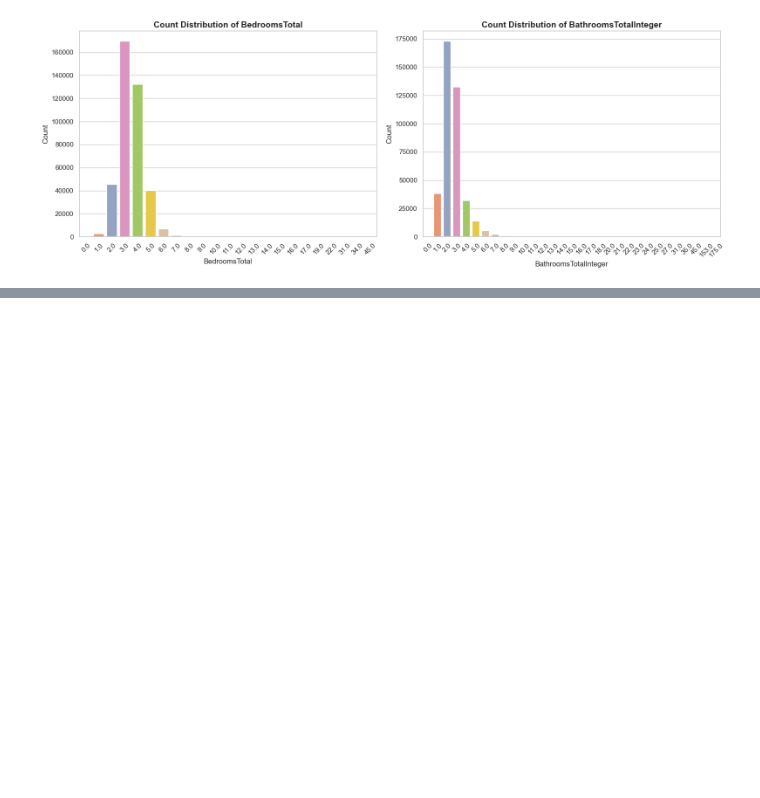
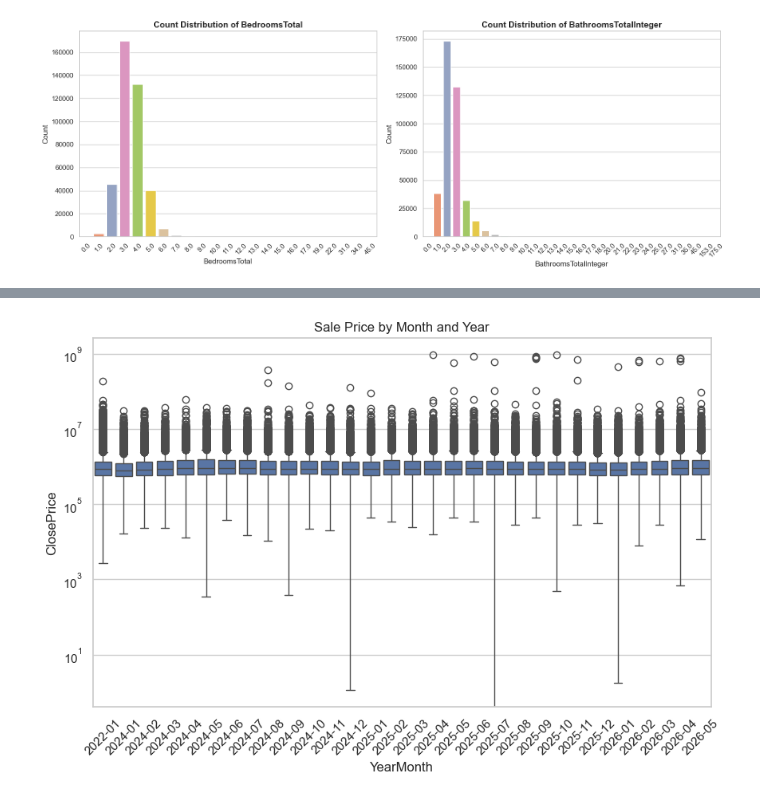
Before and after one commit to CiciAa777/idx-data, a Jupyter notebook: Jupyter notebook 01_exploration.ipynb, the cells around one changed output, grey strips where cells are left out. Saved outputs shown, nothing was run; the diff lists cells and outputs as text; code cells hidden in the pictures; blank space fills up the shorter version.

```diff
--- a/Jupyter notebook 01_exploration.ipynb
+++ b/Jupyter notebook 01_exploration.ipynb
@@ -350,0 +408,14 @@ Name: count, dtype: int64
+# %%
+plt.figure(figsize=(10,6))
+sns.boxplot(
+    data=df_selected,
+    x="YearMonth",
+    y="ClosePrice"
+)
+
+plt.xticks(rotation=45)
+plt.yscale('log')
+plt.title("Sale Price by Month and Year")
+plt.show()
+# %% [output]
+[figure, added]
```
Also changed, not shown: parts of 8 cells of this notebook.
